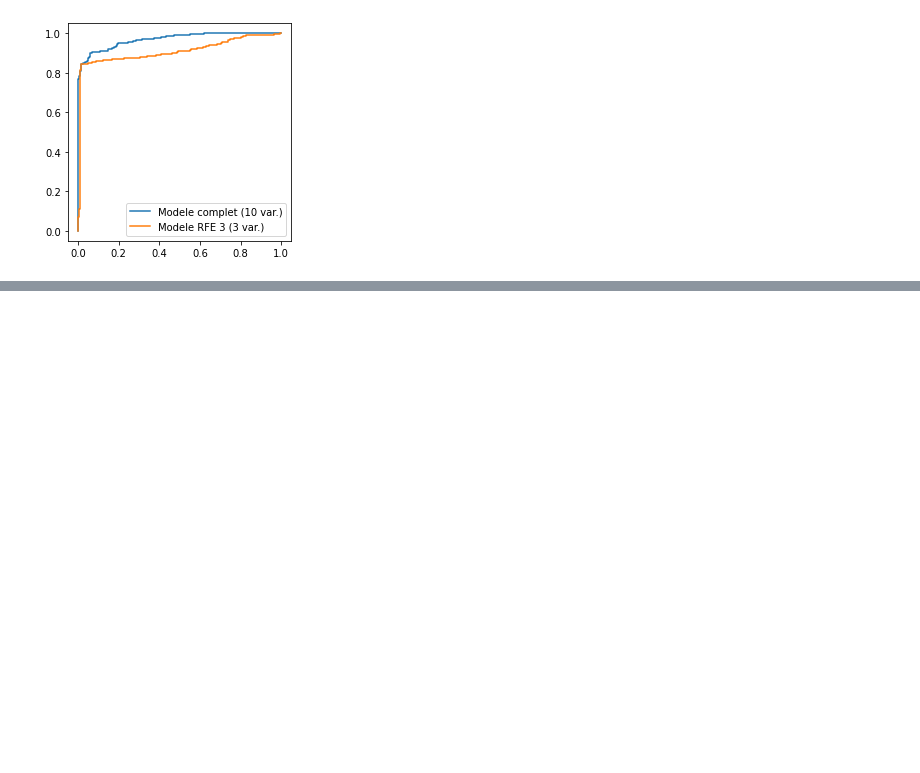
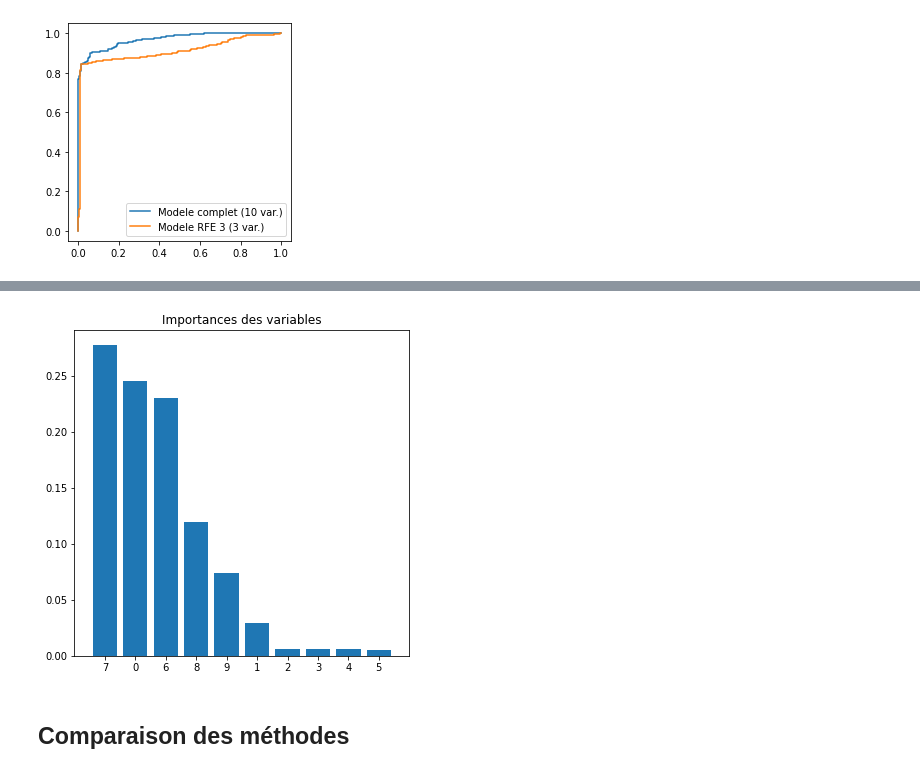
Before and after one commit to quentinthuet/buildings_energy_consumption, a Jupyter notebook: Project.ipynb, the cells around one changed output, grey strips where cells are left out. Drawn from its saved outputs; the diff is of its cells as text; code cells hidden in the pictures; blank space fills up the shorter version.

```diff
--- a/Project.ipynb
+++ b/Project.ipynb
@@ -538,0 +694,8 @@ plt.legend()
+# %%
+rf= RandomForestClassifier(n_estimators=100,max_features=2)
+rfFit=rf.fit(X_train, Yb_train)
+# Importance décroissante des variables
+importances = rfFit.feature_importances_
+indices = np.argsort(importances)[::-1]
+for f in range(X_train.shape[1]):
+    print(df_mlg.columns[indices[f]], importances[indices[f]])
@@ -538,0 +713,12 @@ plt.legend()
+# %%
+# Graphe des importances
+plt.figure()
+plt.title("Importances des variables")
+plt.bar(range(X_train.shape[1]), importances[indices])
+plt.xticks(range(X_train.shape[1]), indices)
+plt.xlim([-1, X_train.shape[1]])
+plt.show()
+# %% [output]
+[figure, added]
+# %% [markdown]
+## Comparaison des méthodes
```
Also changed, not shown: parts of 37 cells of this notebook.
